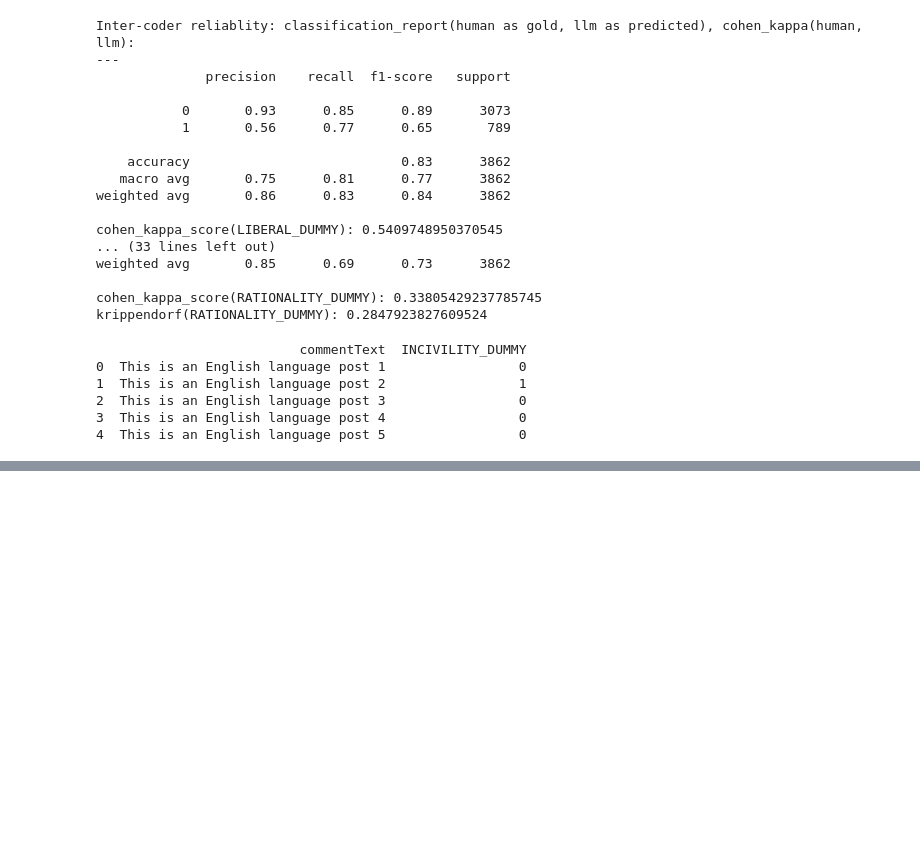
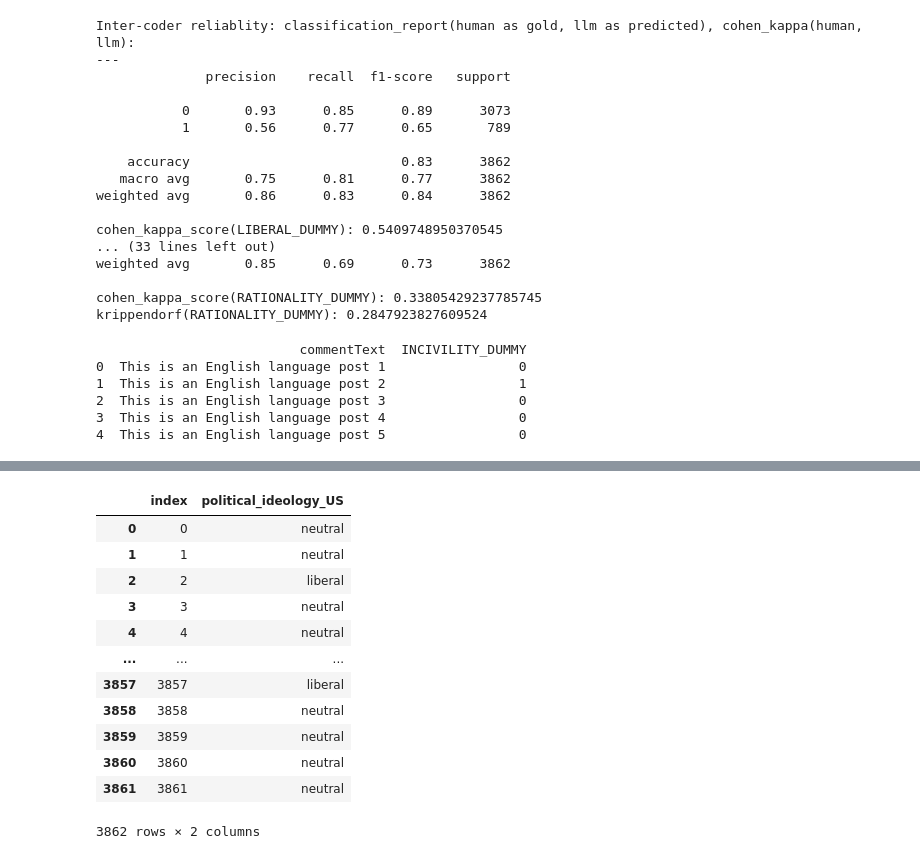
Before and after one commit to cl-trier/TWON-Exploration, a Jupyter notebook: 26--Classify PublicSphere-benchmark.ipynb, the cells around one changed output, grey strips where cells are left out. Saved outputs shown, nothing was run; the diff lists cells and outputs as text; code cells hidden in the pictures; blank space fills up the shorter version.

```diff
--- a/26--Classify PublicSphere-benchmark.ipynb
+++ b/26--Classify PublicSphere-benchmark.ipynb
@@ -1877,0 +3006,16 @@ pubsphere_incivility_dummy.to_parquet('data/publicsphere/publicsphere_incivility
+# %%
+classifications9
+# %% [output]
+|  | index | political_ideology_US |
+| 0 | 0 | neutral |
+| 1 | 1 | neutral |
+| 2 | 2 | liberal |
+| 3 | 3 | neutral |
+| 4 | 4 | neutral |
+| ... | ... | ... |
+| 3857 | 3857 | liberal |
+| 3858 | 3858 | neutral |
+| 3859 | 3859 | neutral |
+| 3860 | 3860 | neutral |
+| 3861 | 3861 | neutral |
+3862 rows × 2 columns
```
Also changed, not shown: parts of 77 cells of this notebook, 9 other files.
